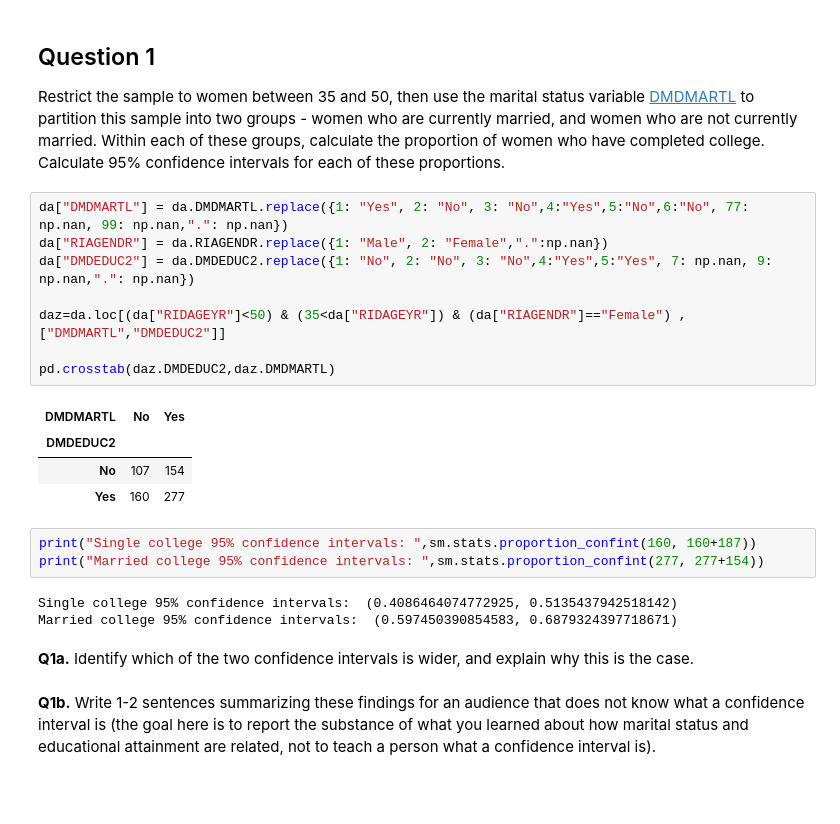
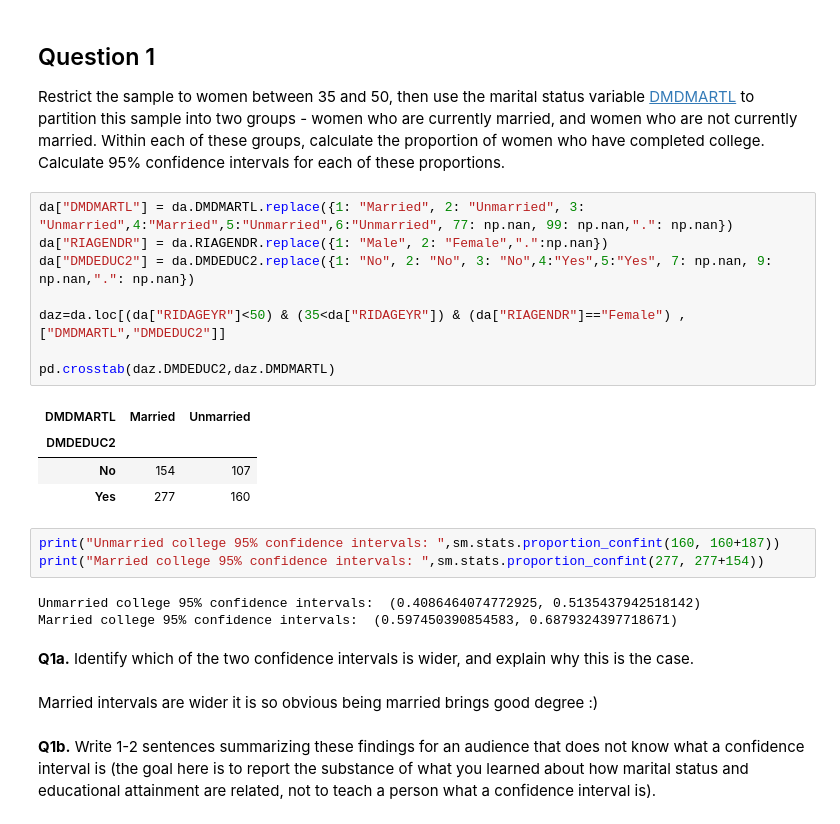
Before and after one commit to aktumut/Strive_School, a Jupyter notebook: Maths_and_Statistic_(Module_2)/Day_7_P-value and Confidence Interval/01_confidence_intervals_practice.ipynb, the cells around one changed output. Cells and saved outputs as stored; diff of their text form; blank space fills up the shorter version.

```diff
--- a/Maths_and_Statistic_(Module_2)/Day_7_P-value and Confidence Interval/01_confidence_intervals_practice.ipynb
+++ b/Maths_and_Statistic_(Module_2)/Day_7_P-value and Confidence Interval/01_confidence_intervals_practice.ipynb
@@ -37,26 +37,28 @@ da
 
 Restrict the sample to women between 35 and 50, then use the marital status variable [DMDMARTL](https://wwwn.cdc.gov/Nchs/Nhanes/2015-2016/DEMO_I.htm#DMDMARTL) to partition this sample into two groups - women who are currently married, and women who are not currently married.  Within each of these groups, calculate the proportion of women who have completed college.  Calculate 95% confidence intervals for each of these proportions.
 # %%
-da["DMDMARTL"] = da.DMDMARTL.replace({1: "Yes", 2: "No", 3: "No",4:"Yes",5:"No",6:"No", 77: np.nan, 99: np.nan,".": np.nan})
+da["DMDMARTL"] = da.DMDMARTL.replace({1: "Married", 2: "Unmarried", 3: "Unmarried",4:"Married",5:"Unmarried",6:"Unmarried", 77: np.nan, 99: np.nan,".": np.nan})
 da["RIAGENDR"] = da.RIAGENDR.replace({1: "Male", 2: "Female",".":np.nan})
 da["DMDEDUC2"] = da.DMDEDUC2.replace({1: "No", 2: "No", 3: "No",4:"Yes",5:"Yes", 7: np.nan, 9: np.nan,".": np.nan})
 
 daz=da.loc[(da["RIDAGEYR"]<50) & (35<da["RIDAGEYR"]) & (da["RIAGENDR"]=="Female") ,["DMDMARTL","DMDEDUC2"]]
 
 pd.crosstab(daz.DMDEDUC2,daz.DMDMARTL)
 # %% [output]
-| DMDMARTL | No | Yes |
+| DMDMARTL | Married | Unmarried |
 | DMDEDUC2 |  |  |
-| No | 107 | 154 |
-| Yes | 160 | 277 |
+| No | 154 | 107 |
+| Yes | 277 | 160 |
 # %%
-print("Single college 95% confidence intervals: ",sm.stats.proportion_confint(160, 160+187))
+print("Unmarried college 95% confidence intervals: ",sm.stats.proportion_confint(160, 160+187))
 print("Married college 95% confidence intervals: ",sm.stats.proportion_confint(277, 277+154))
 # %% [output]
-Single college 95% confidence intervals:  (0.4086464074772925, 0.5135437942518142)
+Unmarried college 95% confidence intervals:  (0.4086464074772925, 0.5135437942518142)
 Married college 95% confidence intervals:  (0.597450390854583, 0.6879324397718671)
 # %% [markdown]
 __Q1a.__ Identify which of the two confidence intervals is wider, and explain why this is the case.
+# %% [markdown]
+Married intervals are wider it is so obvious being married brings good degree :)
 # %% [markdown]
 __Q1b.__ Write 1-2 sentences summarizing these findings for an audience that does not know what a confidence interval is (the goal here is to report the substance of what you learned about how marital status and educational attainment are related, not to teach a person what a confidence interval is).
 # %% [markdown]
```
Also changed, not shown: parts of 3 cells of this notebook, 1 other file.
